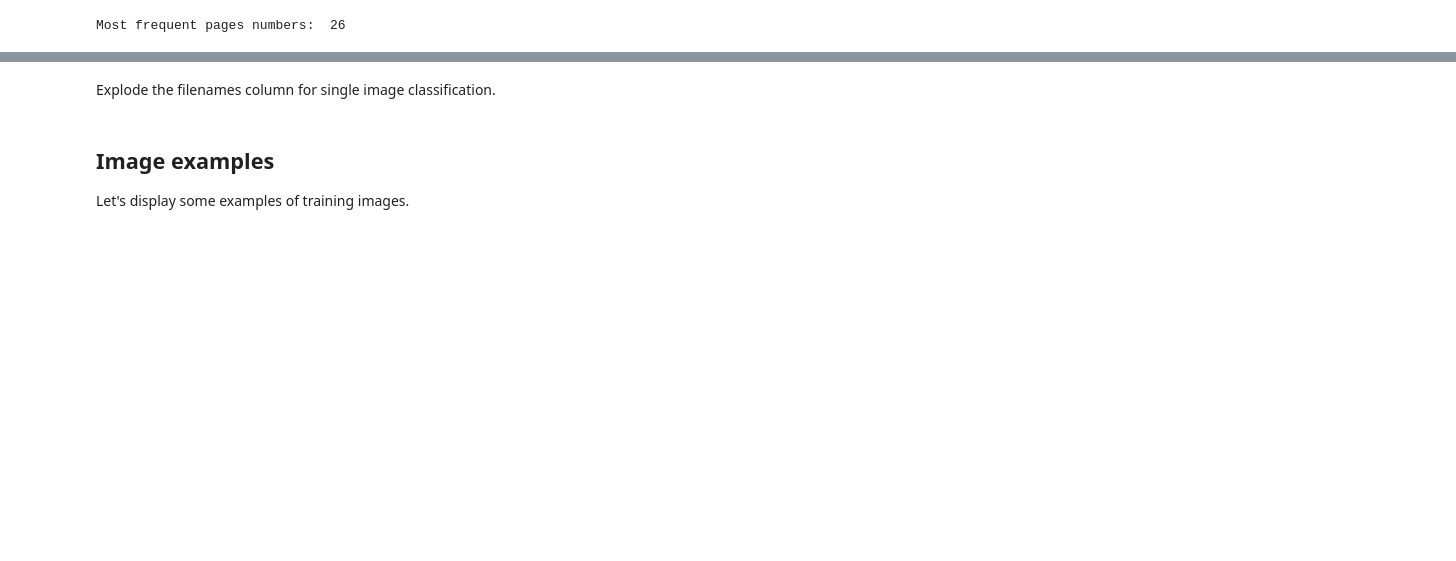
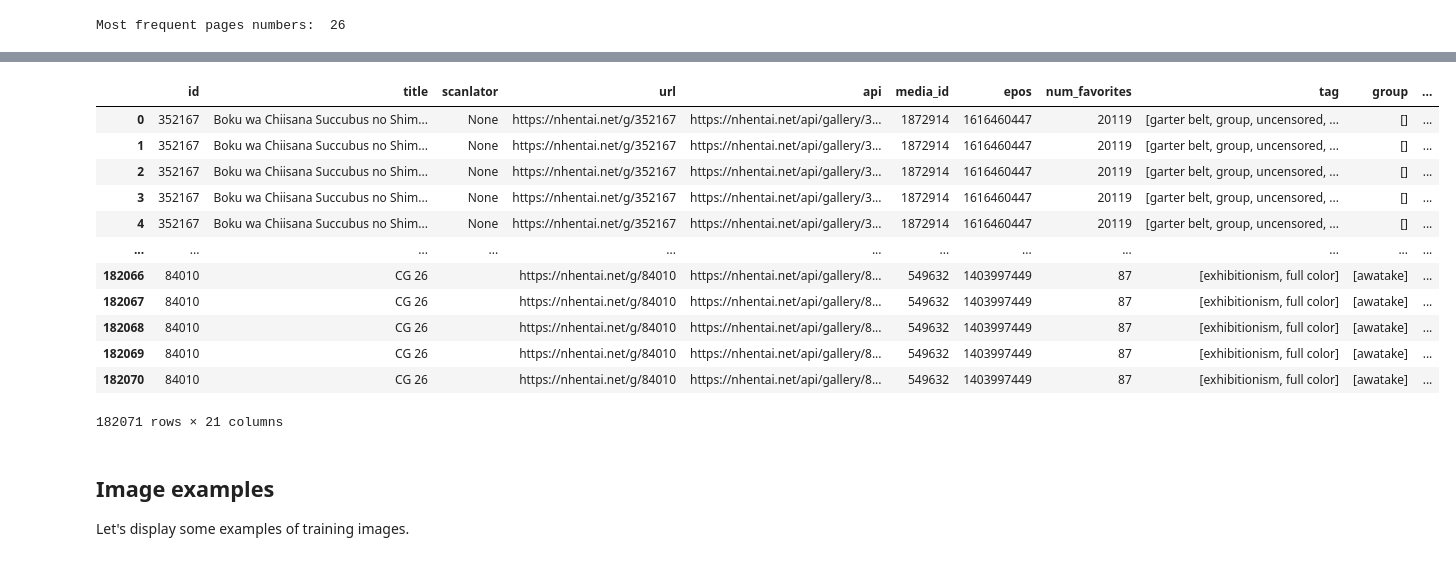
Before and after one commit to shikanime/bepeka, a Jupyter notebook: classifier.ipynb, the cells around one changed output, grey strips where cells are left out. Cells and saved outputs as stored; diff of their text form; code cells hidden in the pictures; blank space fills up the shorter version.

```diff
--- a/classifier.ipynb
+++ b/classifier.ipynb
@@ -150,2 +139,0 @@ hentais_df
-# %% [markdown]
-Explode the filenames column for single image classification.
@@ -158,3 +140,22 @@ hentais_df = hentais_df.assign(
+# %%
+hentais_df = (hentais_df
+              .explode(column="filenames", ignore_index=True)
+              .rename(columns={"filenames": "filename"}))
+hentais_df
+# %% [output]
+|  | id | title | scanlator | url | api | media_id | epos | num_favorites | tag | group | ... |
+| 0 | 352167 | Boku wa Chiisana Succubus no Shim... | None | https://nhentai.net/g/352167 | https://nhentai.net/api/gallery/3... | 1872914 | 1616460447 | 20119 | [garter belt, group, uncensored, ... | [] | ... |
+| 1 | 352167 | Boku wa Chiisana Succubus no Shim... | None | https://nhentai.net/g/352167 | https://nhentai.net/api/gallery/3... | 1872914 | 1616460447 | 20119 | [garter belt, group, uncensored, ... | [] | ... |
+| 2 | 352167 | Boku wa Chiisana Succubus no Shim... | None | https://nhentai.net/g/352167 | https://nhentai.net/api/gallery/3... | 1872914 | 1616460447 | 20119 | [garter belt, group, uncensored, ... | [] | ... |
+| 3 | 352167 | Boku wa Chiisana Succubus no Shim... | None | https://nhentai.net/g/352167 | https://nhentai.net/api/gallery/3... | 1872914 | 1616460447 | 20119 | [garter belt, group, uncensored, ... | [] | ... |
+| 4 | 352167 | Boku wa Chiisana Succubus no Shim... | None | https://nhentai.net/g/352167 | https://nhentai.net/api/gallery/3... | 1872914 | 1616460447 | 20119 | [garter belt, group, uncensored, ... | [] | ... |
+| ... | ... | ... | ... | ... | ... | ... | ... | ... | ... | ... | ... |
+| 182066 | 84010 | CG 26 |  | https://nhentai.net/g/84010 | https://nhentai.net/api/gallery/8... | 549632 | 1403997449 | 87 | [exhibitionism, full color] | [awatake] | ... |
+| 182067 | 84010 | CG 26 |  | https://nhentai.net/g/84010 | https://nhentai.net/api/gallery/8... | 549632 | 1403997449 | 87 | [exhibitionism, full color] | [awatake] | ... |
+| 182068 | 84010 | CG 26 |  | https://nhentai.net/g/84010 | https://nhentai.net/api/gallery/8... | 549632 | 1403997449 | 87 | [exhibitionism, full color] | [awatake] | ... |
+| 182069 | 84010 | CG 26 |  | https://nhentai.net/g/84010 | https://nhentai.net/api/gallery/8... | 549632 | 1403997449 | 87 | [exhibitionism, full color] | [awatake] | ... |
+| 182070 | 84010 | CG 26 |  | https://nhentai.net/g/84010 | https://nhentai.net/api/gallery/8... | 549632 | 1403997449 | 87 | [exhibitionism, full color] | [awatake] | ... |
+182071 rows × 21 columns
 # %% [markdown]
 ## Image examples
 
```
Also changed, not shown: parts of 26 cells of this notebook, 1 other file.
